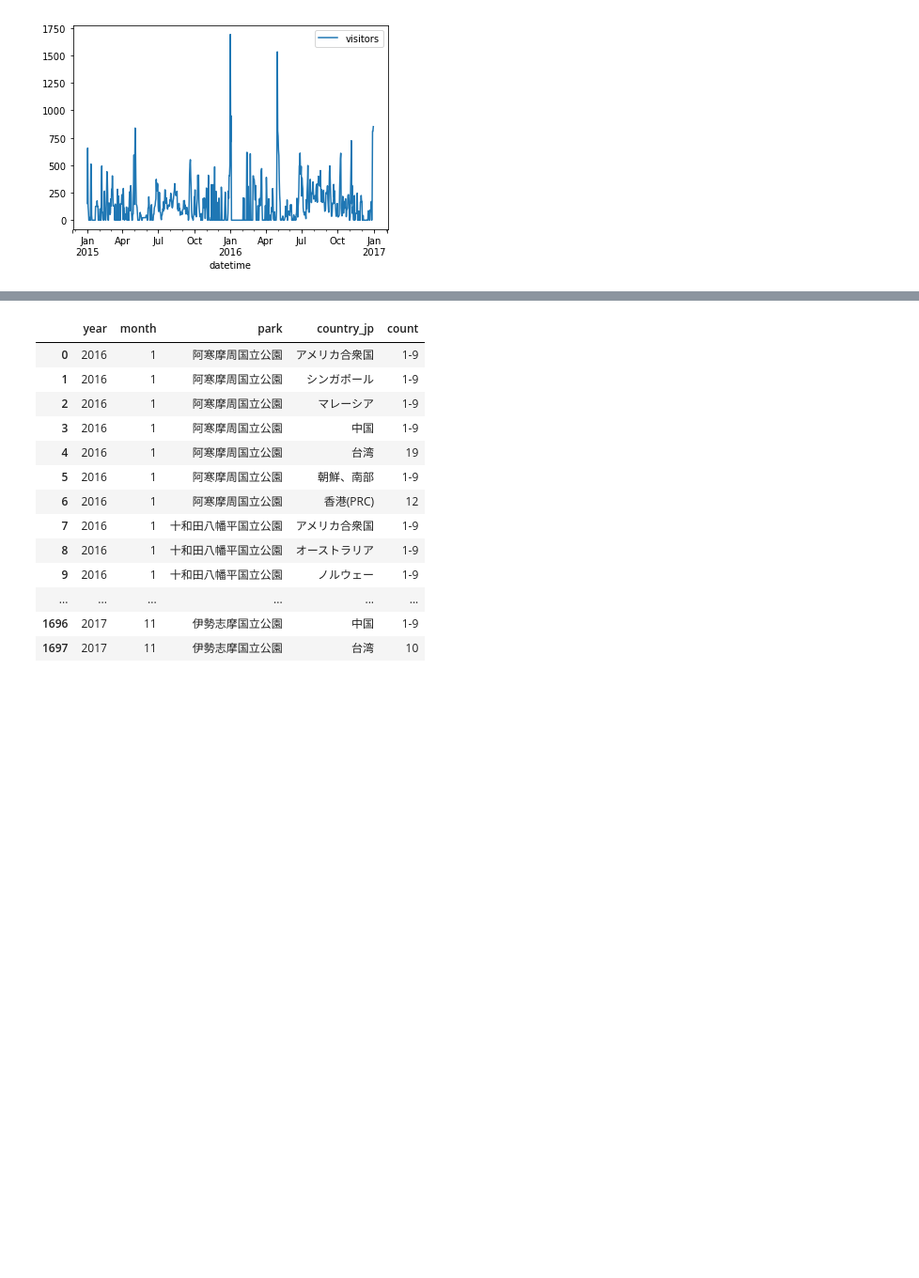
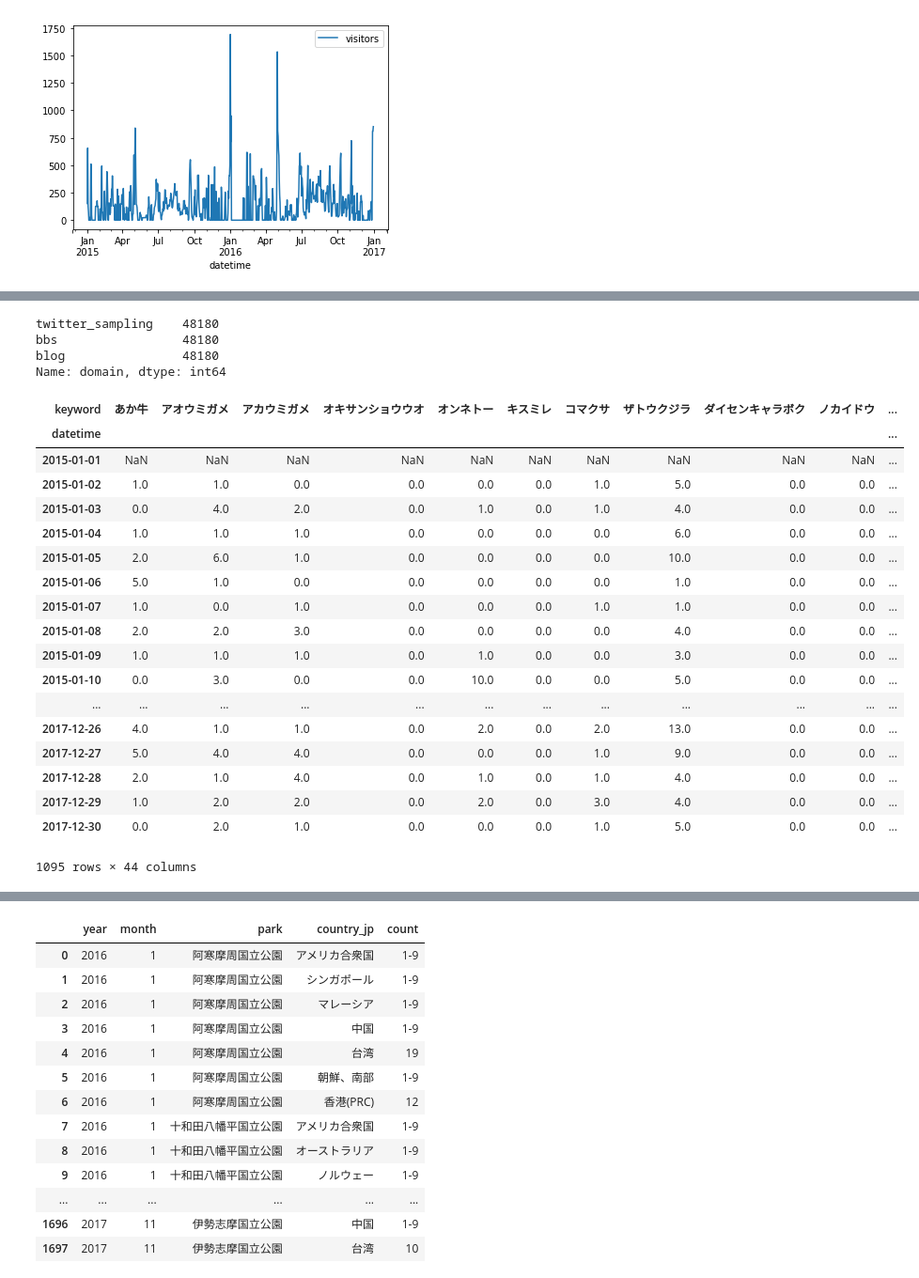
Before and after one commit to Hesene/National-Parks, a Jupyter notebook: src/EDA.ipynb, the cells around one changed output, grey strips where cells are left out. Shown: that part at 94% size. Drawn from its saved outputs; the diff is of its cells as text; code cells hidden in the pictures; blank space fills up the shorter version.

```diff
--- a/src/EDA.ipynb
+++ b/src/EDA.ipynb
@@ -357,0 +314,3 @@ Name: count, Length: 1701, dtype: int64
+# %%
+hotlink['datetime'] = pd.to_datetime(hotlink['datetime'])
+hotlink
@@ -357,0 +336,29 @@ Name: count, Length: 1701, dtype: int64
+# %%
+hotlink.domain.value_counts()
+# %% [output]
+twitter_sampling    48180
+bbs                 48180
+blog                48180
+Name: domain, dtype: int64
+# %%
+hotlink[hotlink.domain=='twitter_sampling'].pivot_table(index='datetime', columns='keyword', values='count', aggfunc=sum).shift()
+# %% [output]
+| keyword | あか牛 | アオウミガメ | アカウミガメ | オキサンショウウオ | オンネトー | キスミレ | コマクサ | ザトウクジラ | ダイセンキャラボク | ノカイドウ | ... |
+| datetime |  |  |  |  |  |  |  |  |  |  | ... |
+| 2015-01-01 | NaN | NaN | NaN | NaN | NaN | NaN | NaN | NaN | NaN | NaN | ... |
+| 2015-01-02 | 1.0 | 1.0 | 0.0 | 0.0 | 0.0 | 0.0 | 1.0 | 5.0 | 0.0 | 0.0 | ... |
+| 2015-01-03 | 0.0 | 4.0 | 2.0 | 0.0 | 1.0 | 0.0 | 1.0 | 4.0 | 0.0 | 0.0 | ... |
+| 2015-01-04 | 1.0 | 1.0 | 1.0 | 0.0 | 0.0 | 0.0 | 0.0 | 6.0 | 0.0 | 0.0 | ... |
+| 2015-01-05 | 2.0 | 6.0 | 1.0 | 0.0 | 0.0 | 0.0 | 0.0 | 10.0 | 0.0 | 0.0 | ... |
+| 2015-01-06 | 5.0 | 1.0 | 0.0 | 0.0 | 0.0 | 0.0 | 0.0 | 1.0 | 0.0 | 0.0 | ... |
+| 2015-01-07 | 1.0 | 0.0 | 1.0 | 0.0 | 0.0 | 0.0 | 1.0 | 1.0 | 0.0 | 0.0 | ... |
+| 2015-01-08 | 2.0 | 2.0 | 3.0 | 0.0 | 0.0 | 0.0 | 0.0 | 4.0 | 0.0 | 0.0 | ... |
+| 2015-01-09 | 1.0 | 1.0 | 1.0 | 0.0 | 1.0 | 0.0 | 0.0 | 3.0 | 0.0 | 0.0 | ... |
+| 2015-01-10 | 0.0 | 3.0 | 0.0 | 0.0 | 10.0 | 0.0 | 0.0 | 5.0 | 0.0 | 0.0 | ... |
+| ... | ... | ... | ... | ... | ... | ... | ... | ... | ... | ... | ... |
+| 2017-12-26 | 4.0 | 1.0 | 1.0 | 0.0 | 2.0 | 0.0 | 2.0 | 13.0 | 0.0 | 0.0 | ... |
+| 2017-12-27 | 5.0 | 4.0 | 4.0 | 0.0 | 0.0 | 0.0 | 1.0 | 9.0 | 0.0 | 0.0 | ... |
+| 2017-12-28 | 2.0 | 1.0 | 4.0 | 0.0 | 1.0 | 0.0 | 1.0 | 4.0 | 0.0 | 0.0 | ... |
+| 2017-12-29 | 1.0 | 2.0 | 2.0 | 0.0 | 2.0 | 0.0 | 3.0 | 4.0 | 0.0 | 0.0 | ... |
+| 2017-12-30 | 0.0 | 2.0 | 1.0 | 0.0 | 0.0 | 0.0 | 1.0 | 5.0 | 0.0 | 0.0 | ... |
+1095 rows × 44 columns
```
Also changed, not shown: parts of 5 cells of this notebook, 2 other files.
